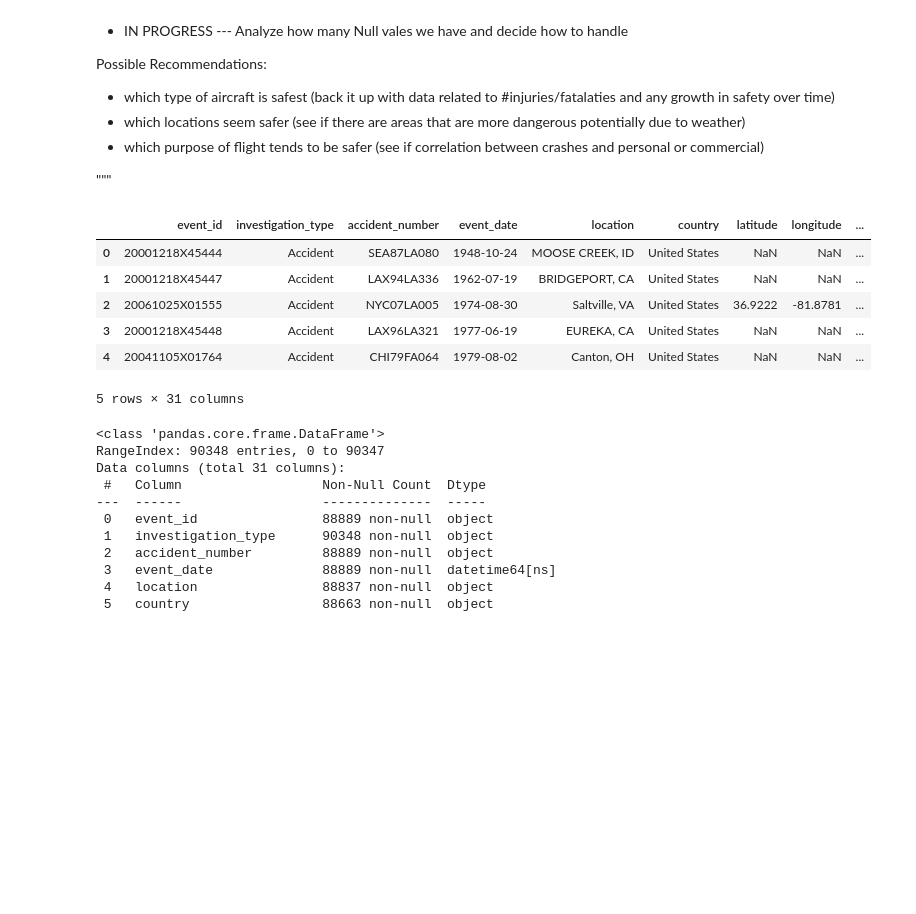
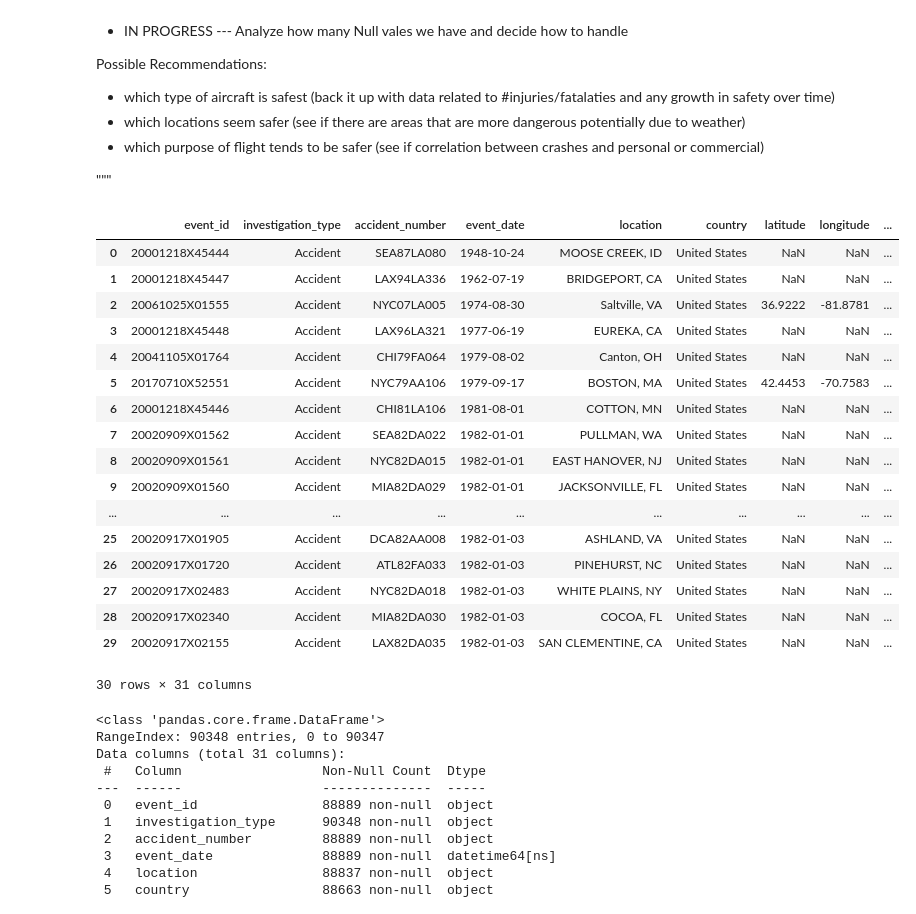
Before and after one commit to pmjustafort/DSC-Phase1-Project-BEP, a Jupyter notebook: em2_project_1.ipynb, the cells around one changed output. Cells and saved outputs as stored; diff of their text form; code cells hidden in the pictures; blank space fills up the shorter version.

```diff
--- a/em2_project_1.ipynb
+++ b/em2_project_1.ipynb
@@ -46,15 +46,26 @@ aviation_df = aviation_df.rename(columns = lambda x: x.replace(".", "_").lower()
 #Convert event_date column to timestamp type
 aviation_df['event_date'] = pd.to_datetime(aviation_df['event_date'])
 # %%
-aviation_df.head()
+aviation_df.head(30)
 # %% [output]
 |  | event_id | investigation_type | accident_number | event_date | location | country | latitude | longitude | ... |
 | 0 | 20001218X45444 | Accident | SEA87LA080 | 1948-10-24 | MOOSE CREEK, ID | United States | NaN | NaN | ... |
 | 1 | 20001218X45447 | Accident | LAX94LA336 | 1962-07-19 | BRIDGEPORT, CA | United States | NaN | NaN | ... |
 | 2 | 20061025X01555 | Accident | NYC07LA005 | 1974-08-30 | Saltville, VA | United States | 36.9222 | -81.8781 | ... |
 | 3 | 20001218X45448 | Accident | LAX96LA321 | 1977-06-19 | EUREKA, CA | United States | NaN | NaN | ... |
 | 4 | 20041105X01764 | Accident | CHI79FA064 | 1979-08-02 | Canton, OH | United States | NaN | NaN | ... |
+| 5 | 20170710X52551 | Accident | NYC79AA106 | 1979-09-17 | BOSTON, MA | United States | 42.4453 | -70.7583 | ... |
+| 6 | 20001218X45446 | Accident | CHI81LA106 | 1981-08-01 | COTTON, MN | United States | NaN | NaN | ... |
+| 7 | 20020909X01562 | Accident | SEA82DA022 | 1982-01-01 | PULLMAN, WA | United States | NaN | NaN | ... |
+| 8 | 20020909X01561 | Accident | NYC82DA015 | 1982-01-01 | EAST HANOVER, NJ | United States | NaN | NaN | ... |
+| 9 | 20020909X01560 | Accident | MIA82DA029 | 1982-01-01 | JACKSONVILLE, FL | United States | NaN | NaN | ... |
+| ... | ... | ... | ... | ... | ... | ... | ... | ... | ... |
+| 25 | 20020917X01905 | Accident | DCA82AA008 | 1982-01-03 | ASHLAND, VA | United States | NaN | NaN | ... |
+| 26 | 20020917X01720 | Accident | ATL82FA033 | 1982-01-03 | PINEHURST, NC | United States | NaN | NaN | ... |
+| 27 | 20020917X02483 | Accident | NYC82DA018 | 1982-01-03 | WHITE PLAINS, NY | United States | NaN | NaN | ... |
+| 28 | 20020917X02340 | Accident | MIA82DA030 | 1982-01-03 | COCOA, FL | United States | NaN | NaN | ... |
+| 29 | 20020917X02155 | Accident | LAX82DA035 | 1982-01-03 | SAN CLEMENTINE, CA | United States | NaN | NaN | ... |
-5 rows × 31 columns
+30 rows × 31 columns
 # %%
 aviation_df.info()
 # %% [output]
```
Also changed, not shown: parts of 15 cells of this notebook.
